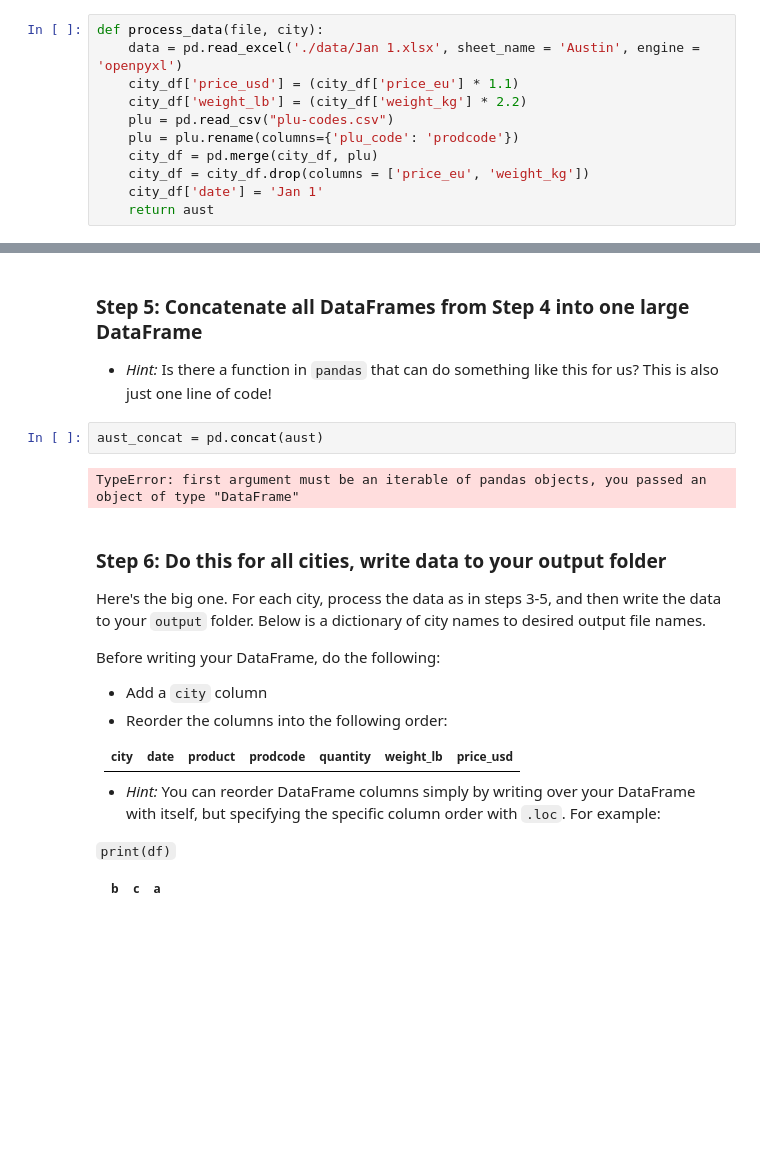
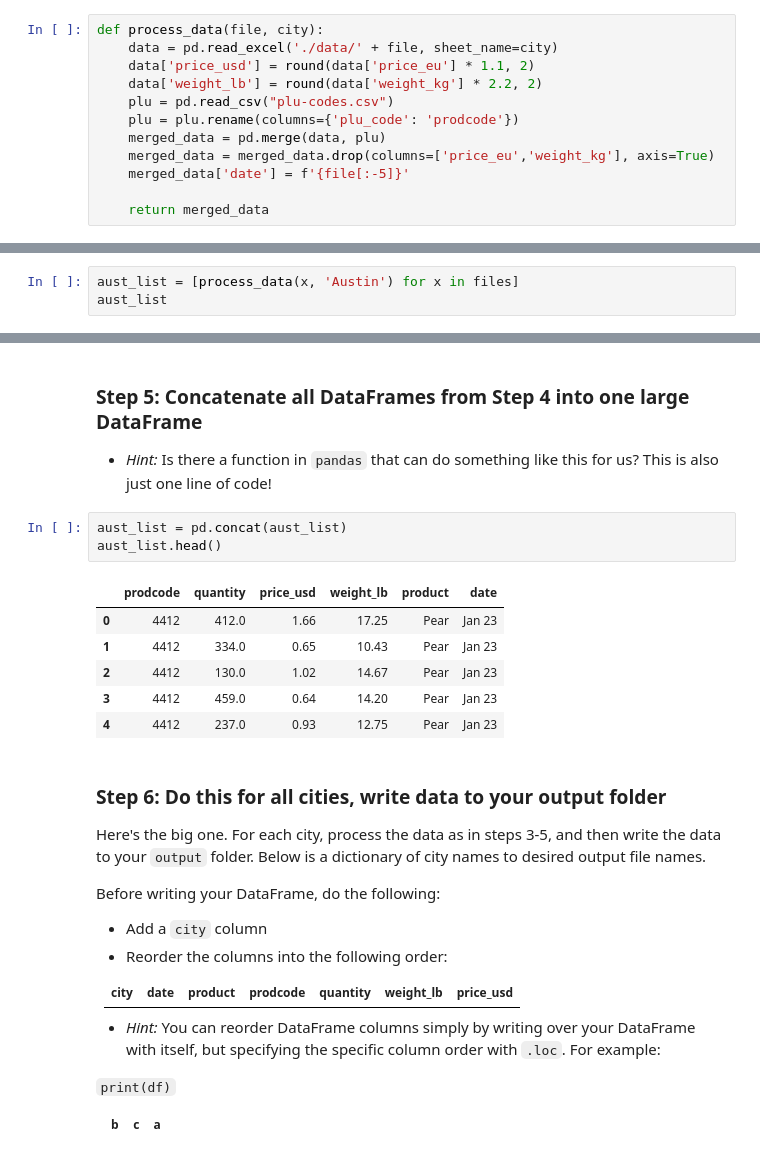
Before and after one commit to joeiid/excel-madness-lab, a Jupyter notebook: starter-code.ipynb, the cells around one changed output, grey strips where cells are left out. Drawn from its saved outputs; the diff is of its cells as text; blank space fills up the shorter version.

```diff
--- a/starter-code.ipynb
+++ b/starter-code.ipynb
@@ -207,14 +205,15 @@ This function should import a **filename and a city name** and return a fully pr
 1. Add a date column
 # %%
 def process_data(file, city):
-    data = pd.read_excel('./data/Jan 1.xlsx', sheet_name = 'Austin', engine = 'openpyxl')
-    city_df['price_usd'] = (city_df['price_eu'] * 1.1)
-    city_df['weight_lb'] = (city_df['weight_kg'] * 2.2)
+    data = pd.read_excel('./data/' + file, sheet_name=city)
+    data['price_usd'] = round(data['price_eu'] * 1.1, 2)
+    data['weight_lb'] = round(data['weight_kg'] * 2.2, 2)
     plu = pd.read_csv("plu-codes.csv")
     plu = plu.rename(columns={'plu_code': 'prodcode'})
-    city_df = pd.merge(city_df, plu)
-    city_df = city_df.drop(columns = ['price_eu', 'weight_kg'])
-    city_df['date'] = 'Jan 1'
-    return aust
+    merged_data = pd.merge(data, plu)
+    merged_data = merged_data.drop(columns=['price_eu','weight_kg'], axis=True)
+    merged_data['date'] = f'{file[:-5]}'
+
+    return merged_data
 # %% [markdown]
 Test your function out on a new file and city (one sheet from that file)!
@@ -235,0 +242,3 @@ UnboundLocalError: local variable 'city_df' referenced before assignment
+# %%
+aust_list = [process_data(x, 'Austin') for x in files]
+aust_list
@@ -236,10 +263,16 @@ UnboundLocalError: local variable 'city_df' referenced before assignment
 # %% [markdown]
 ### Step 5: Concatenate all DataFrames from Step 4 into one large DataFrame
 * _Hint:_ Is there a function in `pandas` that can do something like this for us? This is also just one line of code!
-# %%
-aust_concat = pd.concat(aust)
-# %% [output]
-TypeError: first argument must be an iterable of pandas objects, you passed an object of type "DataFrame"
+# %%
+aust_list = pd.concat(aust_list)
+aust_list.head()
+# %% [output]
+|  | prodcode | quantity | price_usd | weight_lb | product | date |
+| 0 | 4412 | 412.0 | 1.66 | 17.25 | Pear | Jan 23 |
+| 1 | 4412 | 334.0 | 0.65 | 10.43 | Pear | Jan 23 |
+| 2 | 4412 | 130.0 | 1.02 | 14.67 | Pear | Jan 23 |
+| 3 | 4412 | 459.0 | 0.64 | 14.20 | Pear | Jan 23 |
+| 4 | 4412 | 237.0 | 0.93 | 12.75 | Pear | Jan 23 |
 # %% [markdown]
 ### Step 6: Do this for all cities, write data to your output folder
 Here's the big one. For each city, process the data as in steps 3-5, and then write the data to your `output` folder. Below is a dictionary of city names to desired output file names.
```
Also changed, not shown: parts of 10 cells of this notebook, 10 other files.
